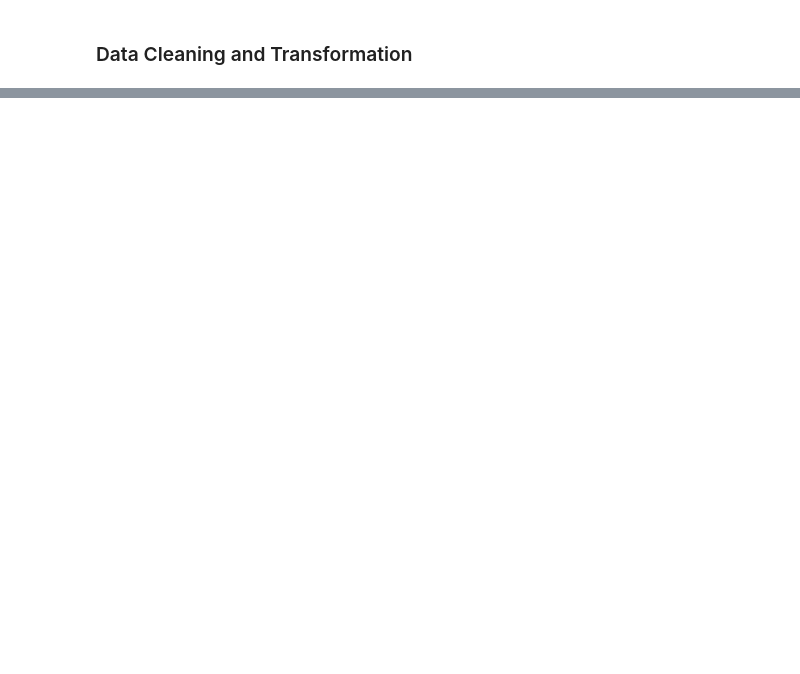
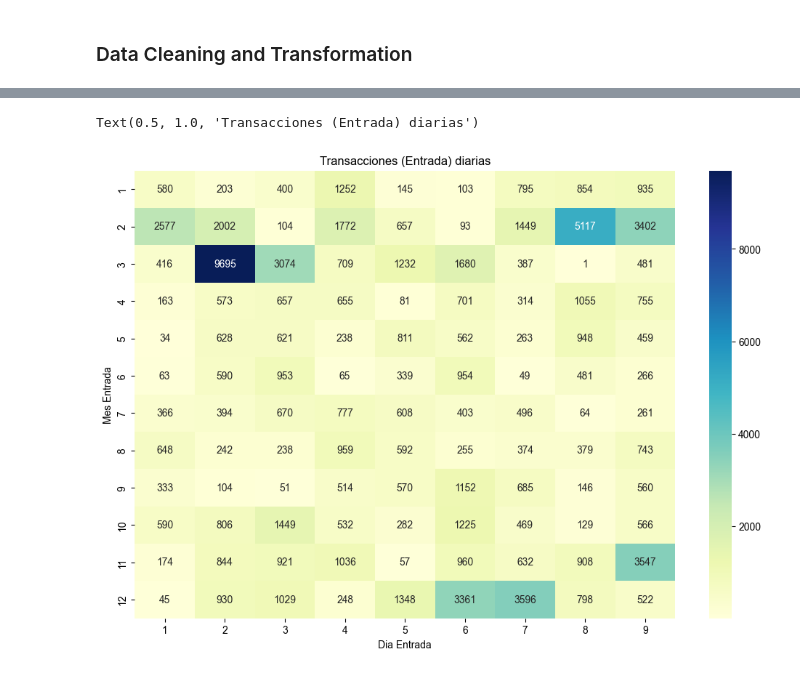
Before and after one commit to danielbenavides-git/PICE, a Jupyter notebook: Data Analysis - SW - S2.ipynb, the cells around one changed output, grey strips where cells are left out. Saved outputs shown, nothing was run; the diff lists cells and outputs as text; code cells hidden in the pictures; blank space fills up the shorter version.

Commit message:
modified:   Data Analysis - SW - S2.ipynb modified:   Data Analysis for Bank Transactions.ipynb modified:   Data Analysis - SW - S2.ipynb

```diff
--- a/Data Analysis - SW - S2.ipynb
+++ b/Data Analysis - SW - S2.ipynb
@@ -104,0 +111,12 @@ Columns (1,2,3,4,5,6,7,9,10,11,13,16,18,19,20,21,22,23,24,26,27) have mixed type
+# %%
+# Heatmap of number of transactions by day and month
+df_heatmap = df.pivot_table(index="Mes Entrada", columns="Dia Entrada", values="Monto (Millones)", aggfunc="count", fill_value=0)
+df_heatmap.index = df_heatmap.index.astype(int)
+df_heatmap.columns = df_heatmap.columns.astype(int)
+
+plt.figure(figsize=(12, 8))
+sns.heatmap(df_heatmap, cmap="YlGnBu", annot=True, fmt="d")
+plt.title("Transacciones (Entrada) diarias")
+# %% [output]
+Text(0.5, 1.0, 'Transacciones (Entrada) diarias')
+[figure, added]
```
Also changed, not shown: parts of 9 cells of this notebook.
